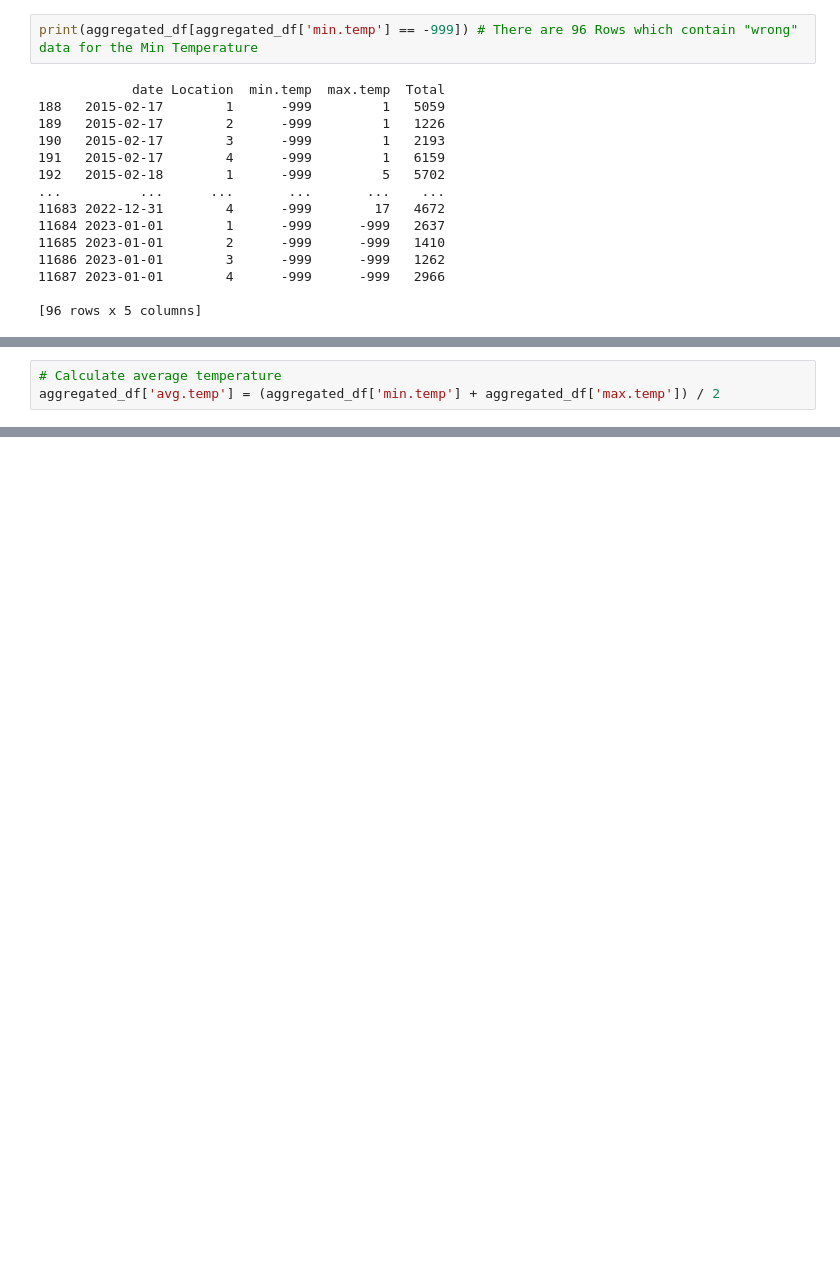
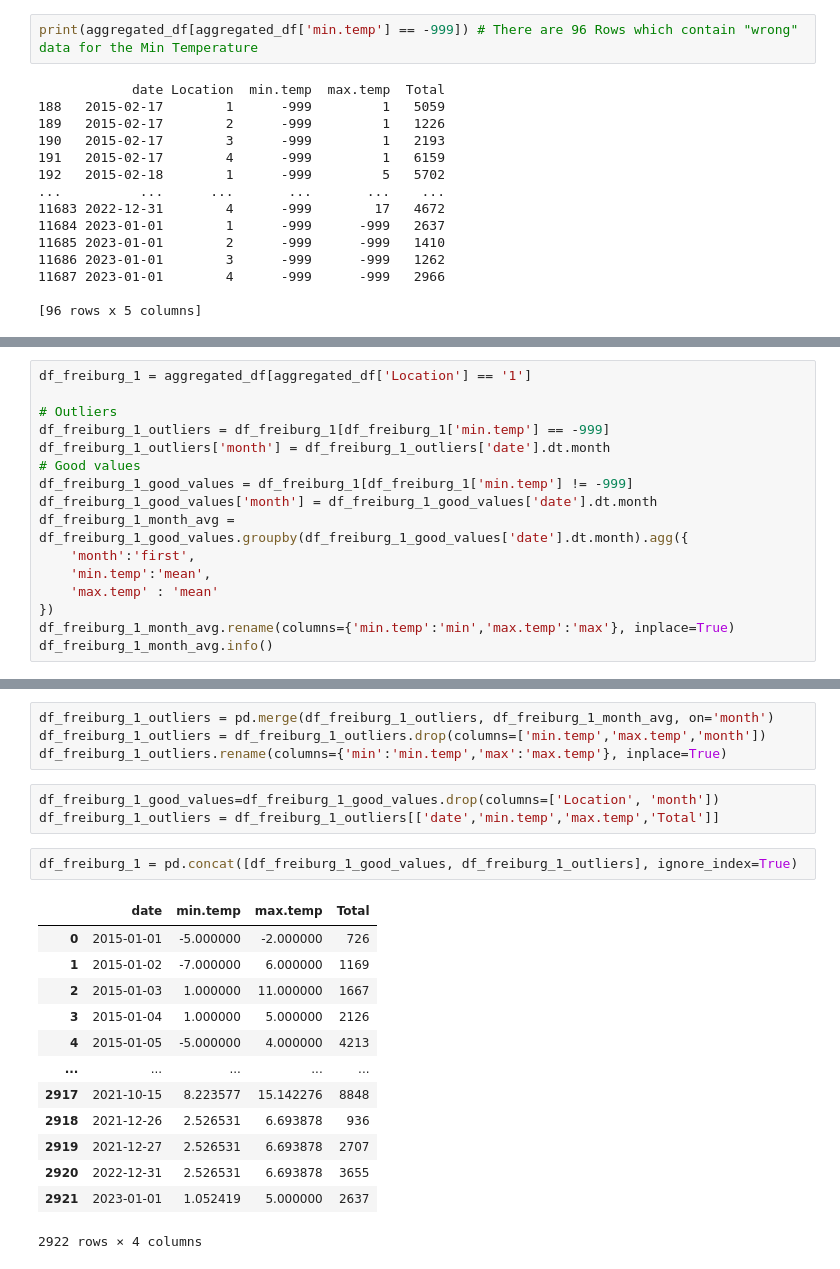
Before and after one commit to cap7586/CaroPeThesis, a Jupyter notebook: Freiburg_Complete_Analysis/Frei.ipynb, the cells around one changed output, grey strips where cells are left out. Saved outputs shown, nothing was run; the diff lists cells and outputs as text; blank space fills up the shorter version.

Commit message:
changes to freiburg notebook so that we can handle outliers with -999 temperature errors

```diff
--- a/Freiburg_Complete_Analysis/Frei.ipynb
+++ b/Freiburg_Complete_Analysis/Frei.ipynb
@@ -420,3 +399,0 @@ print(unique_temp)
-# %%
-# Calculate average temperature
-aggregated_df['avg.temp'] = (aggregated_df['min.temp'] + aggregated_df['max.temp']) / 2
@@ -437,0 +402,16 @@ aggregated_df['avg.temp'] = (aggregated_df['min.temp'] + aggregated_df['max.temp
+# %%
+df_freiburg_1 = aggregated_df[aggregated_df['Location'] == '1']
+
+# Outliers
+df_freiburg_1_outliers = df_freiburg_1[df_freiburg_1['min.temp'] == -999]
+df_freiburg_1_outliers['month'] = df_freiburg_1_outliers['date'].dt.month
+# Good values
+df_freiburg_1_good_values = df_freiburg_1[df_freiburg_1['min.temp'] != -999]
+df_freiburg_1_good_values['month'] = df_freiburg_1_good_values['date'].dt.month
+df_freiburg_1_month_avg = df_freiburg_1_good_values.groupby(df_freiburg_1_good_values['date'].dt.month).agg({
+    'month':'first',
+    'min.temp':'mean',
+    'max.temp' : 'mean'
+})
+df_freiburg_1_month_avg.rename(columns={'min.temp':'min','max.temp':'max'}, inplace=True)
+df_freiburg_1_month_avg.info()
@@ -437,0 +439,23 @@ aggregated_df['avg.temp'] = (aggregated_df['min.temp'] + aggregated_df['max.temp
+# %%
+df_freiburg_1_outliers = pd.merge(df_freiburg_1_outliers, df_freiburg_1_month_avg, on='month')
+df_freiburg_1_outliers = df_freiburg_1_outliers.drop(columns=['min.temp','max.temp','month'])
+df_freiburg_1_outliers.rename(columns={'min':'min.temp','max':'max.temp'}, inplace=True)
+# %%
+df_freiburg_1_good_values=df_freiburg_1_good_values.drop(columns=['Location', 'month'])
+df_freiburg_1_outliers = df_freiburg_1_outliers[['date','min.temp','max.temp','Total']]
+# %%
+df_freiburg_1 = pd.concat([df_freiburg_1_good_values, df_freiburg_1_outliers], ignore_index=True)
+# %% [output]
+|  | date | min.temp | max.temp | Total |
+| 0 | 2015-01-01 | -5.000000 | -2.000000 | 726 |
+| 1 | 2015-01-02 | -7.000000 | 6.000000 | 1169 |
+| 2 | 2015-01-03 | 1.000000 | 11.000000 | 1667 |
+| 3 | 2015-01-04 | 1.000000 | 5.000000 | 2126 |
+| 4 | 2015-01-05 | -5.000000 | 4.000000 | 4213 |
+| ... | ... | ... | ... | ... |
+| 2917 | 2021-10-15 | 8.223577 | 15.142276 | 8848 |
+| 2918 | 2021-12-26 | 2.526531 | 6.693878 | 936 |
+| 2919 | 2021-12-27 | 2.526531 | 6.693878 | 2707 |
+| 2920 | 2022-12-31 | 2.526531 | 6.693878 | 3655 |
+| 2921 | 2023-01-01 | 1.052419 | 5.000000 | 2637 |
+2922 rows × 4 columns
```
Also changed, not shown: parts of 9 cells of this notebook, 5 other files.
